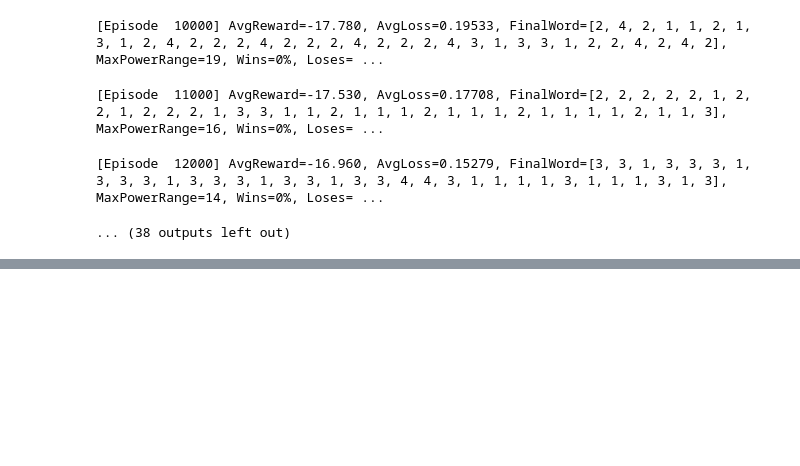
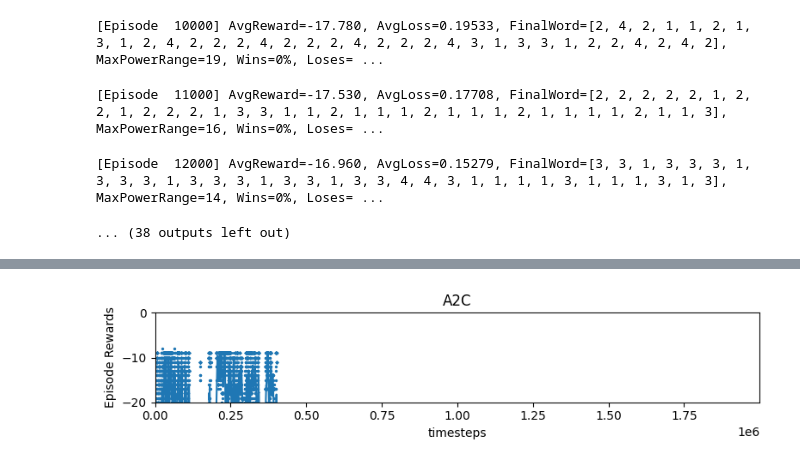
Before and after one commit to adelkhafizova/ai_in_math, a Jupyter notebook: burau_representation/experiments.ipynb, the cells around one changed output, grey strips where cells are left out. Saved outputs shown, nothing was run; the diff lists cells and outputs as text; code cells hidden in the pictures; blank space fills up the shorter version.

```diff
--- a/burau_representation/experiments.ipynb
+++ b/burau_representation/experiments.ipynb
@@ -360,0 +450,7 @@ dqn(modulo=2,max_steps=34)
+# %%
+plot_results([log_dir], num_timesteps=None, x_axis="timesteps", task_name="A2C")
+ax = plt.gca()
+ax.set_ylim(-20, 0)
+plt.show()
+# %% [output]
+[figure, added]
```
Also changed, not shown: parts of 25 cells of this notebook, 6 other files.
